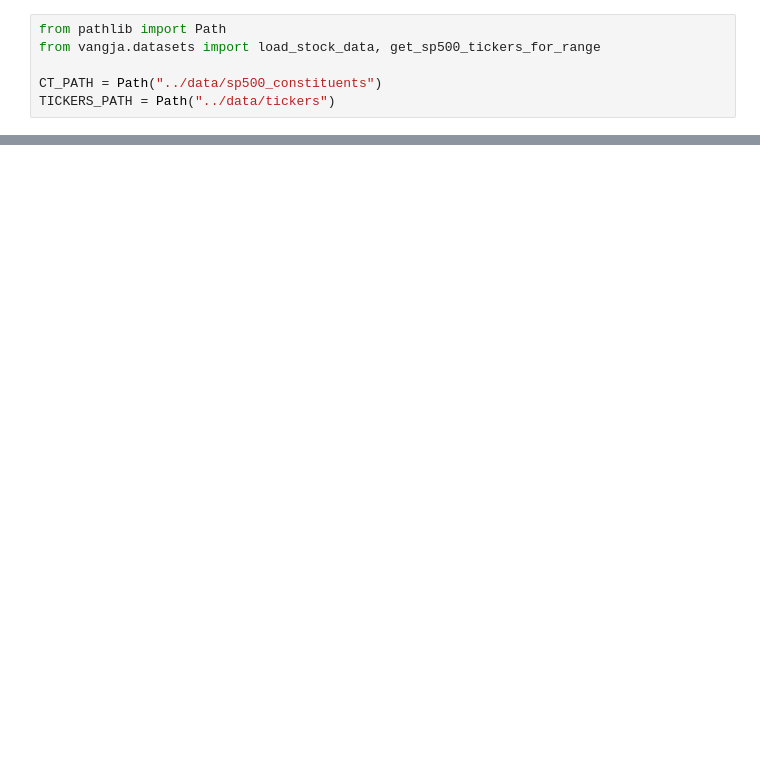
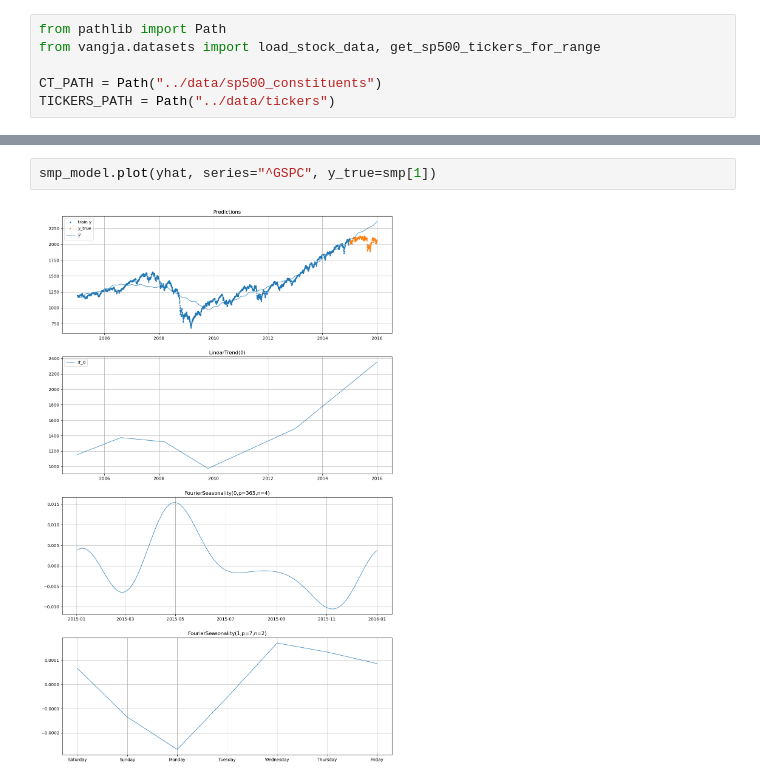
Before and after one commit to jovan-krajevski/vangja, a Jupyter notebook: docs/source/notebooks/01_case_stydy_stocks.ipynb, the cells around one changed output, grey strips where cells are left out. Drawn from its saved outputs; the diff is of its cells as text; blank space fills up the shorter version.

```diff
--- a/docs/source/notebooks/01_case_stydy_stocks.ipynb
+++ b/docs/source/notebooks/01_case_stydy_stocks.ipynb
@@ -11,0 +94,4 @@ len(tickers)
+# %%
+smp_model.plot(yhat, series="^GSPC", y_true=smp[1])
+# %% [output]
+[figure, added]
```
Also changed, not shown: parts of 16 cells of this notebook, 1 other file.
